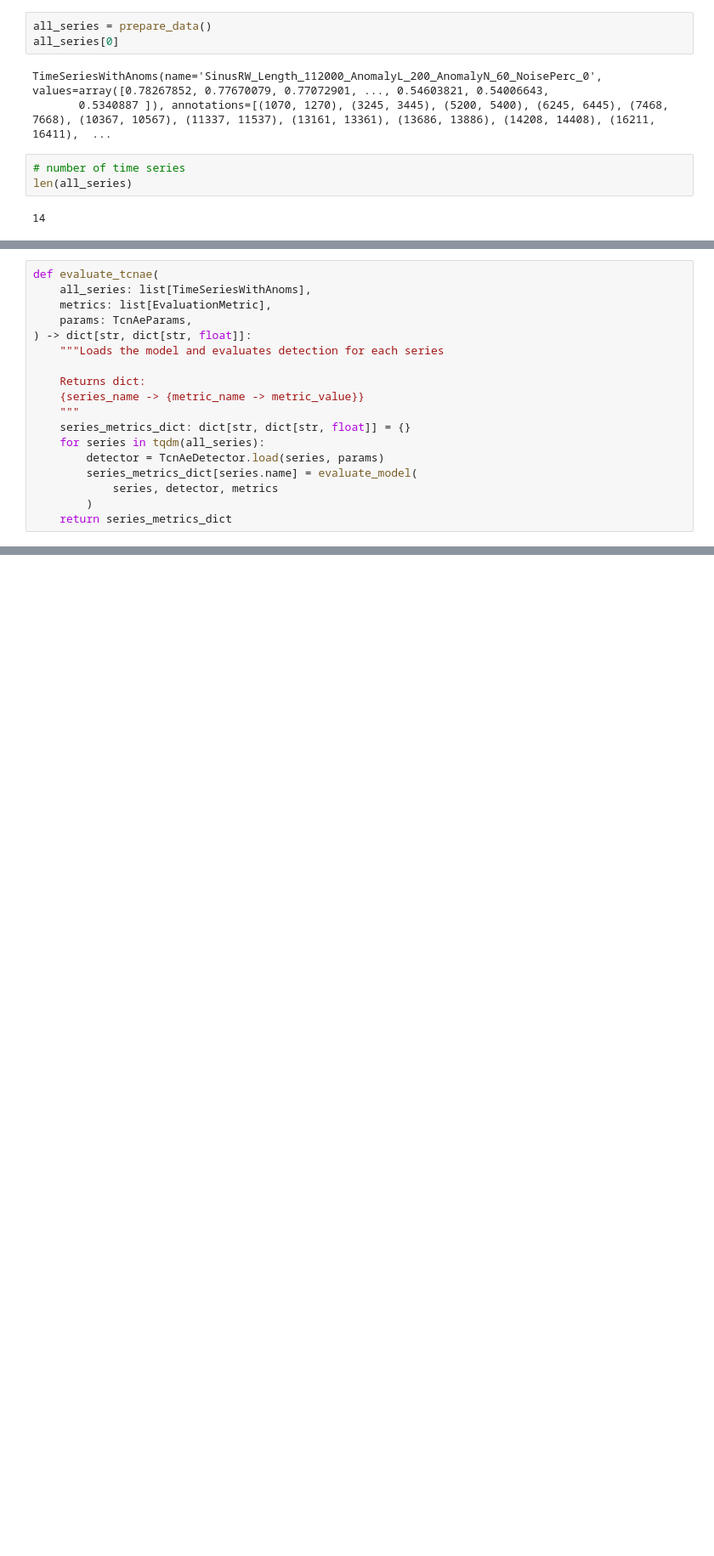
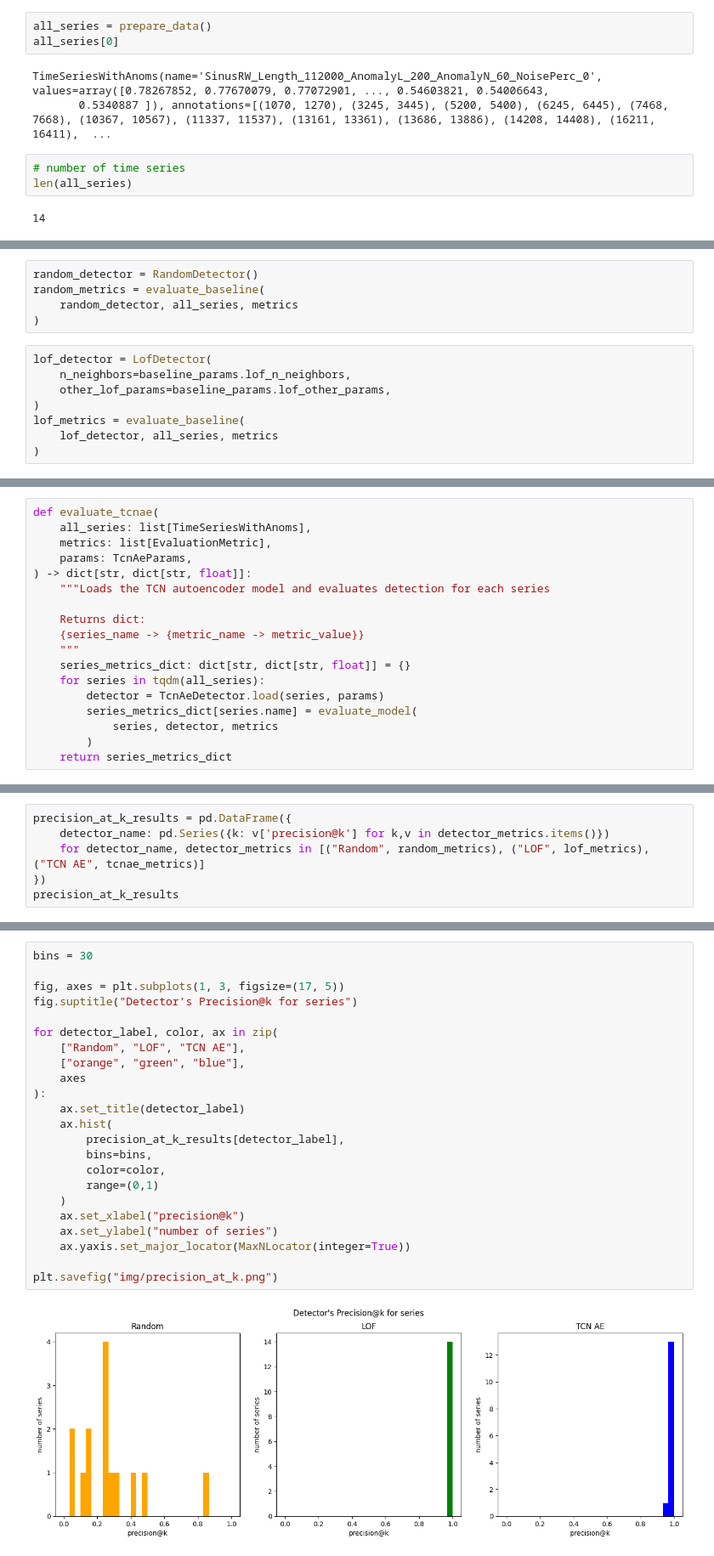
Before and after one commit to Hubert1225/Time-series-AD-with-TCN, a Jupyter notebook: evaluation.ipynb, the cells around one changed output, grey strips where cells are left out. Shown at 85% size. Drawn from its saved outputs; the diff is of its cells as text; blank space fills up the shorter version.

Commit message:
finish evaluation.ipynb, add images
run baseline models, show results per series and summaries, save figures

```diff
--- a/evaluation.ipynb
+++ b/evaluation.ipynb
@@ -32,0 +64,13 @@ len(all_series)
+# %%
+random_detector = RandomDetector()
+random_metrics = evaluate_baseline(
+    random_detector, all_series, metrics
+)
+# %%
+lof_detector = LofDetector(
+    n_neighbors=baseline_params.lof_n_neighbors,
+    other_lof_params=baseline_params.lof_other_params,
+)
+lof_metrics = evaluate_baseline(
+    lof_detector, all_series, metrics
+)
@@ -45,7 +109,7 @@ def evaluate_tcnae(
     metrics: list[EvaluationMetric],
     params: TcnAeParams,
 ) -> dict[str, dict[str, float]]:
-    """Loads the model and evaluates detection for each series
+    """Loads the TCN autoencoder model and evaluates detection for each series
 
     Returns dict:
     {series_name -> {metric_name -> metric_value}}
@@ -67,0 +134,6 @@ tcnae_metrics = evaluate_tcnae(
+# %%
+precision_at_k_results = pd.DataFrame({
+    detector_name: pd.Series({k: v['precision@k'] for k,v in detector_metrics.items()})
+    for detector_name, detector_metrics in [("Random", random_metrics), ("LOF", lof_metrics), ("TCN AE", tcnae_metrics)]
+})
+precision_at_k_results
@@ -67,0 +192,25 @@ tcnae_metrics = evaluate_tcnae(
+# %%
+bins = 30
+
+fig, axes = plt.subplots(1, 3, figsize=(17, 5))
+fig.suptitle("Detector's Precision@k for series")
+
+for detector_label, color, ax in zip(
+    ["Random", "LOF", "TCN AE"],
+    ["orange", "green", "blue"],
+    axes
+):
+    ax.set_title(detector_label)
+    ax.hist(
+        precision_at_k_results[detector_label],
+        bins=bins,
+        color=color,
+        range=(0,1)
+    )
+    ax.set_xlabel("precision@k")
+    ax.set_ylabel("number of series")
+    ax.yaxis.set_major_locator(MaxNLocator(integer=True))
+
+plt.savefig("img/precision_at_k.png")
+# %% [output]
+[figure, added]
```
Also changed, not shown: parts of 13 cells of this notebook, 2 other files.
